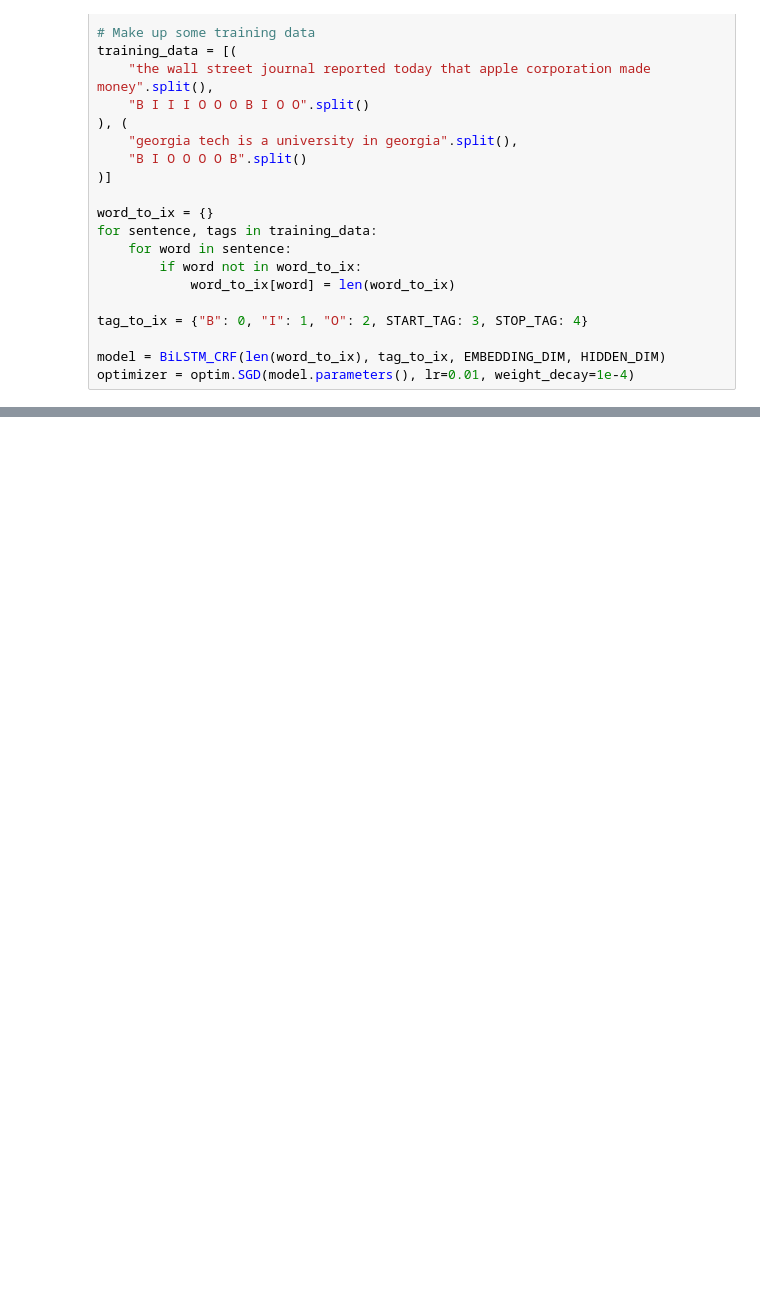
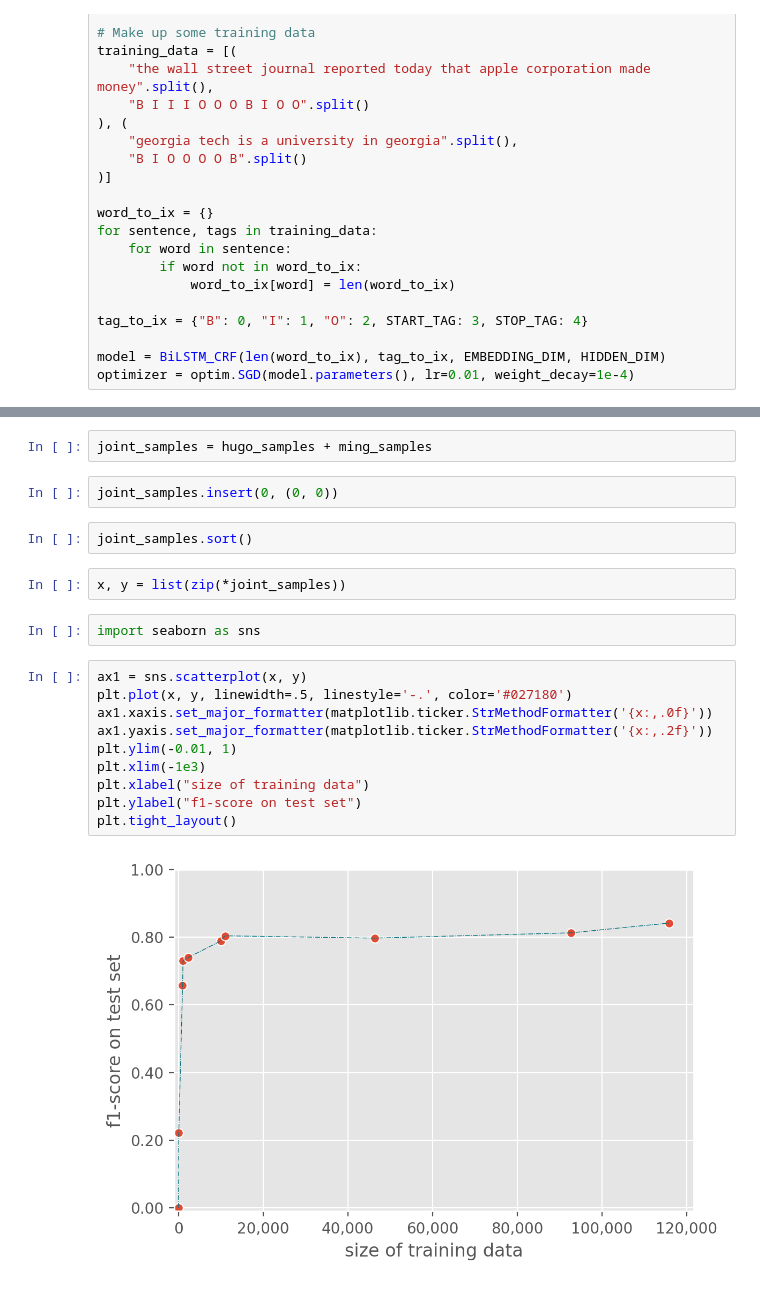
Before and after one commit to minggli/python-pp, a Jupyter notebook: bcrf_test_1.ipynb, the cells around one changed output, grey strips where cells are left out. Drawn from its saved outputs; the diff is of its cells as text; blank space fills up the shorter version.

```diff
--- a/bcrf_test_1.ipynb
+++ b/bcrf_test_1.ipynb
@@ -809,0 +800,22 @@ plt.plot(dev_losses)
+# %%
+joint_samples = hugo_samples + ming_samples
+# %%
+joint_samples.insert(0, (0, 0))
+# %%
+joint_samples.sort()
+# %%
+x, y = list(zip(*joint_samples))
+# %%
+import seaborn as sns
+# %%
+ax1 = sns.scatterplot(x, y)
+plt.plot(x, y, linewidth=.5, linestyle='-.', color='#027180')
+ax1.xaxis.set_major_formatter(matplotlib.ticker.StrMethodFormatter('{x:,.0f}'))
+ax1.yaxis.set_major_formatter(matplotlib.ticker.StrMethodFormatter('{x:,.2f}'))
+plt.ylim(-0.01, 1)
+plt.xlim(-1e3)
+plt.xlabel("size of training data")
+plt.ylabel("f1-score on test set")
+plt.tight_layout()
+# %% [output]
+[figure, added]
```
Also changed, not shown: parts of 8 cells of this notebook.
